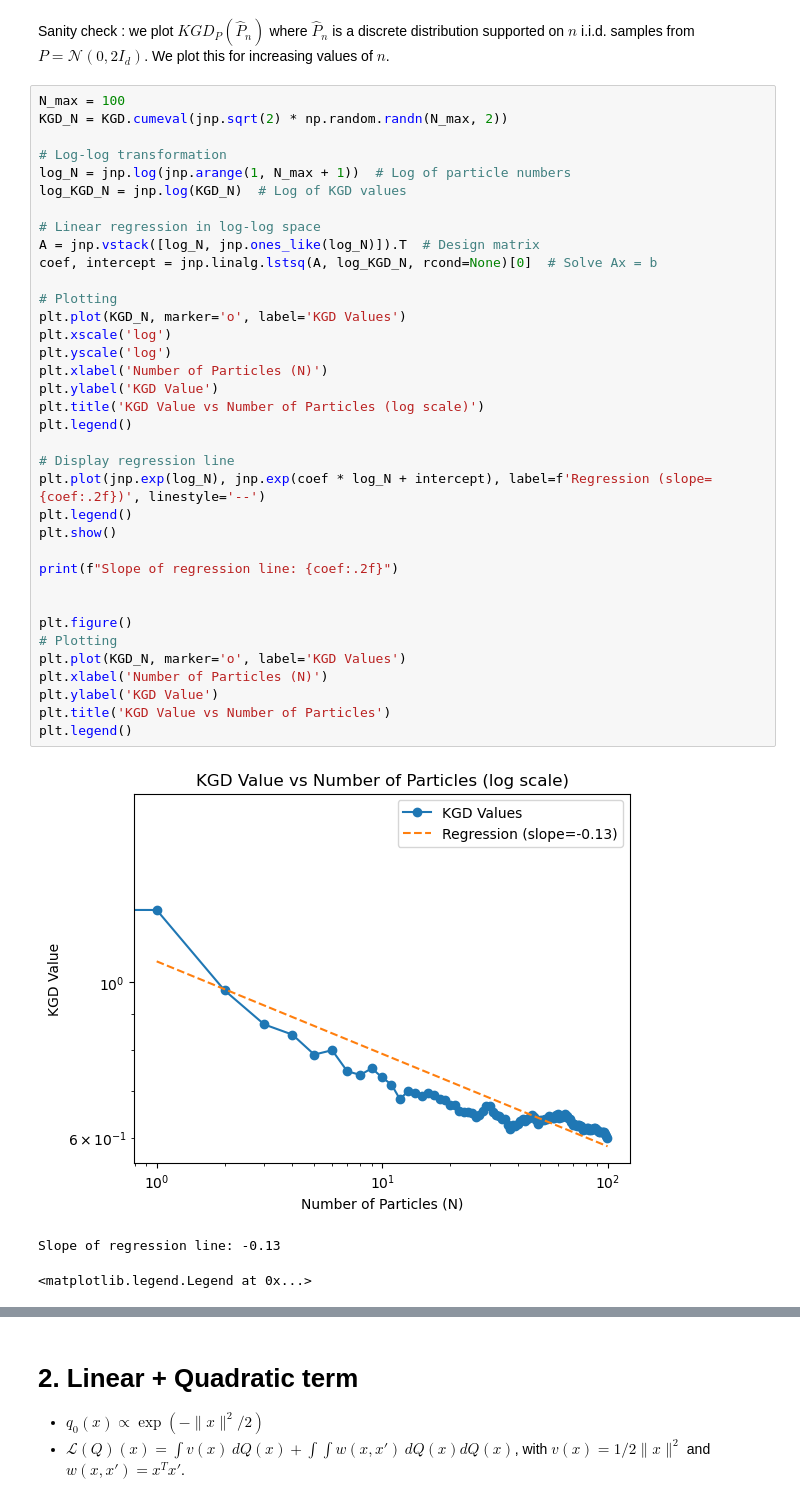
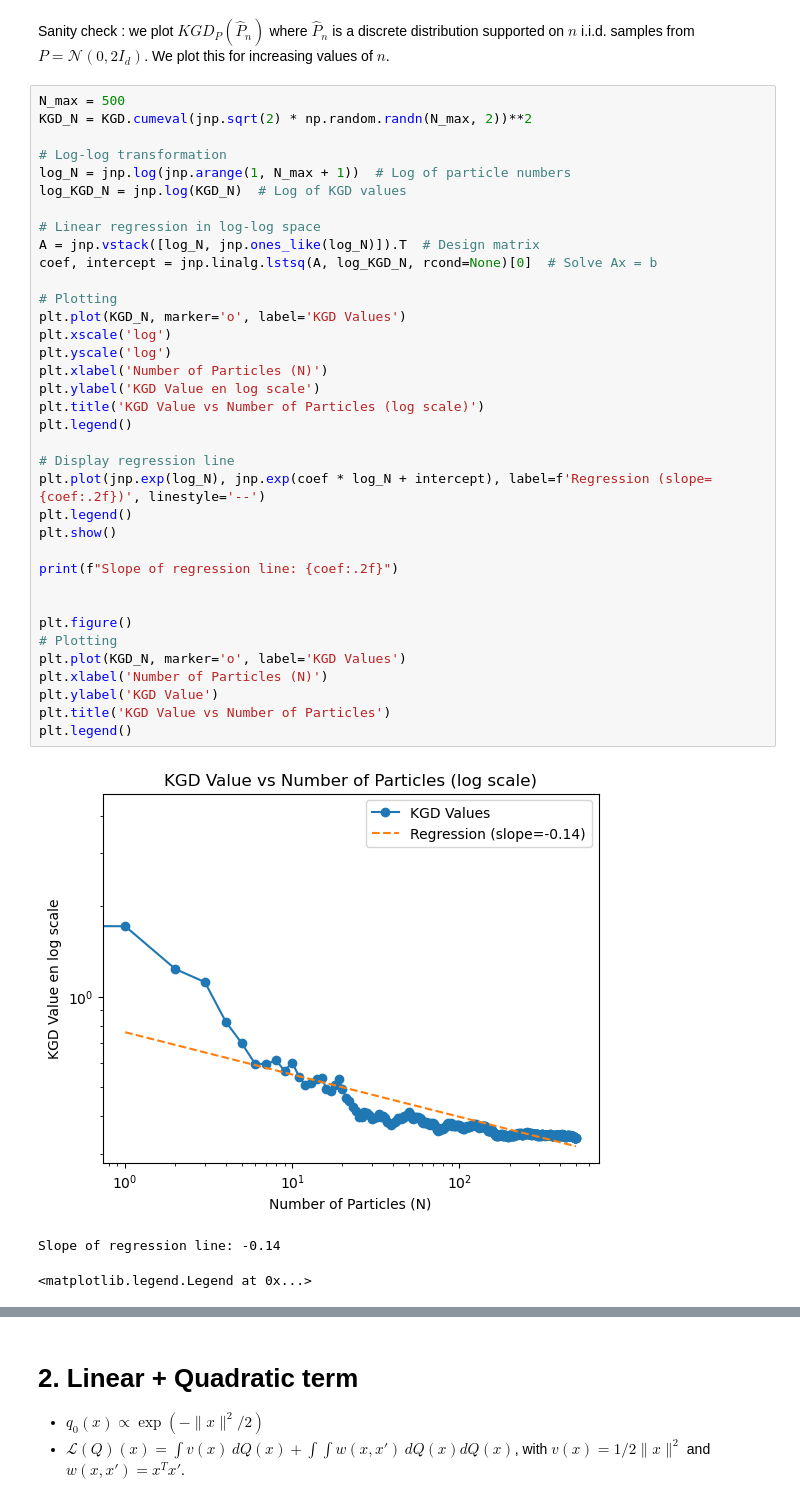
Before and after one commit to clementinechazal/KGD, a Jupyter notebook: jax_mfld.ipynb, the cells around one changed output, grey strips where cells are left out. Saved outputs shown, nothing was run; the diff lists cells and outputs as text.

```diff
--- a/jax_mfld.ipynb
+++ b/jax_mfld.ipynb
@@ -181,42 +181,42 @@ plt.show()
 # %% [markdown]
 Sanity check : we plot $KGD_P(\hat{P}_n)$ where $\hat{P}_n$ is a discrete distribution supported on $n$ i.i.d. samples from $P = \mathcal{N}(0,2I_d)$. We plot this for increasing values of $n$.
 # %%
-N_max = 100
-KGD_N = KGD.cumeval(jnp.sqrt(2) * np.random.randn(N_max, 2))
+N_max = 500
+KGD_N = KGD.cumeval(jnp.sqrt(2) * np.random.randn(N_max, 2))**2
 
 # Log-log transformation
 log_N = jnp.log(jnp.arange(1, N_max + 1))  # Log of particle numbers
 log_KGD_N = jnp.log(KGD_N)  # Log of KGD values
 
 # Linear regression in log-log space
 A = jnp.vstack([log_N, jnp.ones_like(log_N)]).T  # Design matrix
 coef, intercept = jnp.linalg.lstsq(A, log_KGD_N, rcond=None)[0]  # Solve Ax = b
 
 # Plotting
 plt.plot(KGD_N, marker='o', label='KGD Values')
 plt.xscale('log')
 plt.yscale('log')
 plt.xlabel('Number of Particles (N)')
-plt.ylabel('KGD Value')
+plt.ylabel('KGD Value en log scale')
 plt.title('KGD Value vs Number of Particles (log scale)')
 plt.legend()
 
 # Display regression line
 plt.plot(jnp.exp(log_N), jnp.exp(coef * log_N + intercept), label=f'Regression (slope={coef:.2f})', linestyle='--')
 plt.legend()
 plt.show()
 
 print(f"Slope of regression line: {coef:.2f}")
 
 
 plt.figure()
 # Plotting
 plt.plot(KGD_N, marker='o', label='KGD Values')
 plt.xlabel('Number of Particles (N)')
 plt.ylabel('KGD Value')
 plt.title('KGD Value vs Number of Particles')
 plt.legend()
 # %% [output]
-[figure, old version]
+[figure, new version]
-Slope of regression line: -0.13
+Slope of regression line: -0.14
 <matplotlib.legend.Legend at 0x...>
```
Also changed, not shown: parts of 7 cells of this notebook.
